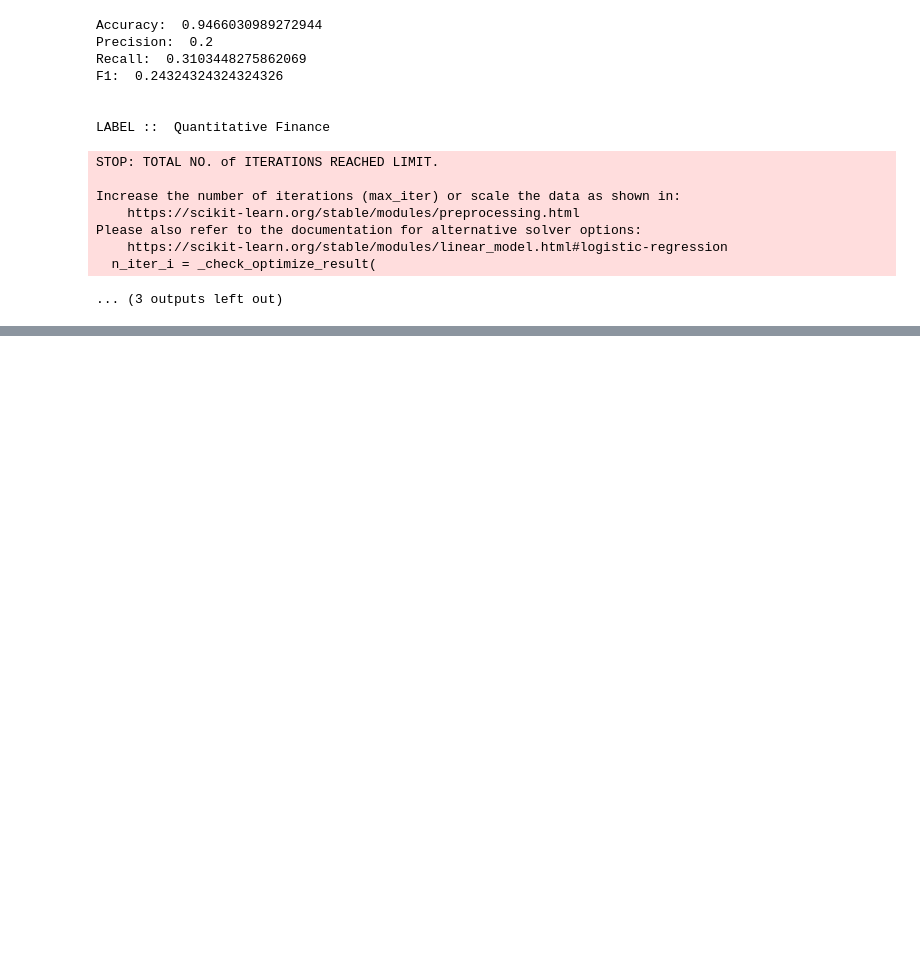
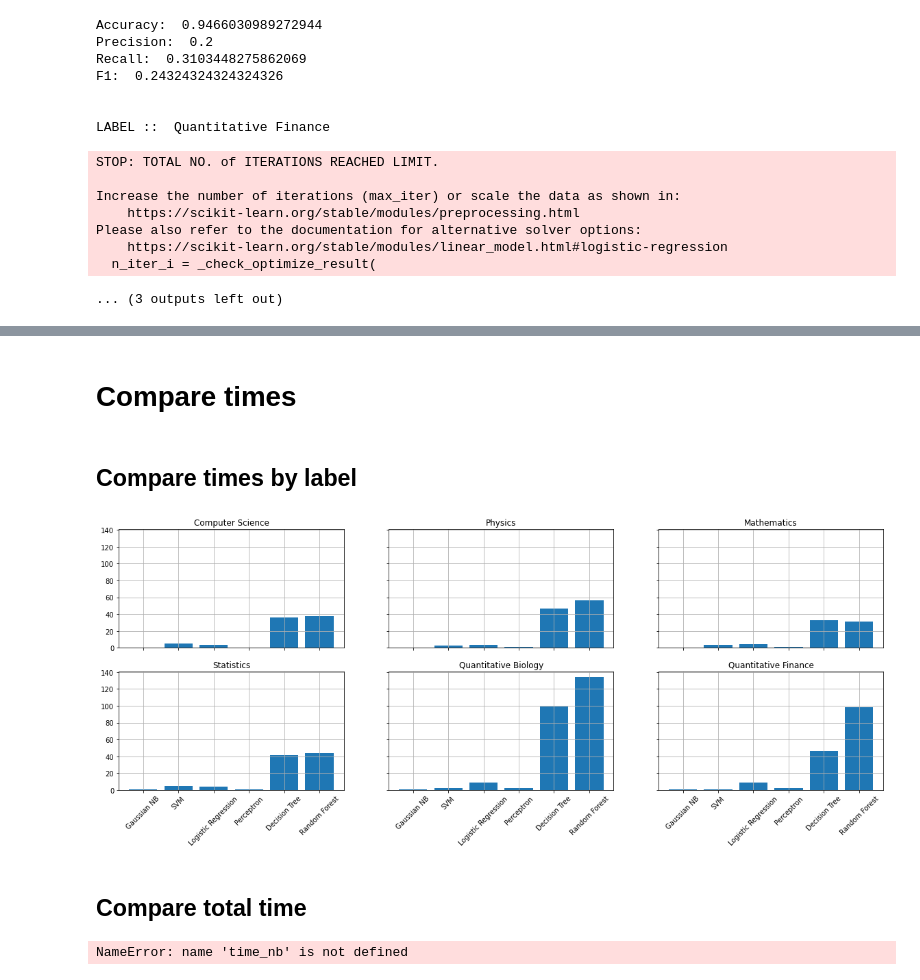
Before and after one commit to Jumaruba/MultiLabelClassification, a Jupyter notebook: src/predict_with_oversampling.ipynb, the cells around one changed output, grey strips where cells are left out. Saved outputs shown, nothing was run; the diff lists cells and outputs as text; code cells hidden in the pictures; blank space fills up the shorter version.

```diff
--- a/src/predict_with_oversampling.ipynb
+++ b/src/predict_with_oversampling.ipynb
@@ -566,0 +568,56 @@ F1:  0.0
+# %% [markdown]
+# Compare times
+# %% [markdown]
+## Compare times by label
+# %%
+times = [time_nb, time_svm, time_lr, time_p, time_dt, time_rf]
+columns = ["Computer Science", "Physics", "Mathematics", "Statistics", "Quantitative Biology", "Quantitative Finance"]
+algorithms = ["Gaussian NB", "SVM", "Logistic Regression", "Perceptron", "Decision Tree", "Random Forest"]
+aux_times = []
+for i in range(len(time_nb)):
+    aux_times.append([])
+    for j in range(len(times)):
+        aux_times[i].append(times[j][i])
+
+
+fig, axs = plt.subplots(2, 3, sharex=True, sharey=True)
+fig.set_figwidth(20)
+fig.set_figheight(7)
+for i in range(2):
+    plt.xticks(rotation=45)
+    for j in range(3):
+        index = i*3 + j
+        df = aux_times[index]
+        x = algorithms
+        y = aux_times[index]
+        axs[i,j].bar(x,y)
+        axs[i,j].set_title(columns[index])
+        axs[i,j].set_xticklabels(algorithms, rotation=45)
+        axs[i,j].grid(True)
+
+plt.show()
+# %% [output]
+[figure, added]
+# %% [markdown]
+## Compare total time
+# %%
+times = [time_nb, time_svm, time_lr, time_p, time_dt, time_rf]
+algorithms = ["Gaussian NB", "SVM", "Logistic Regression", "Perceptron", "Decision Tree", "Random Forest"]
+aux_times = []
+for i in range(len(times)):
+    aux_times.append(sum(times[i]))
+
+print(aux_times)
+fig = plt.figure()
+axis = plt.gca()
+axis.set_ylim([0,420])
+axis.grid(True)
+plt.ylabel("Time (sec)")
+plt.xlabel("Algorithms")
+fig.set_figwidth(15)
+fig.set_figheight(5)
+plt.bar(algorithms,aux_times)
+plt.title("Total Time")
+plt.show()
+# %% [output]
+NameError: name 'time_nb' is not defined
```
Also changed, not shown: parts of 8 cells of this notebook.
